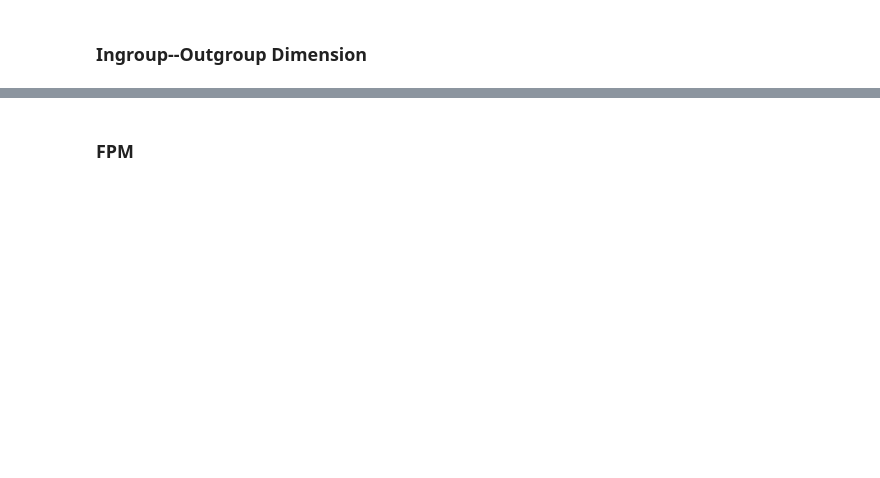
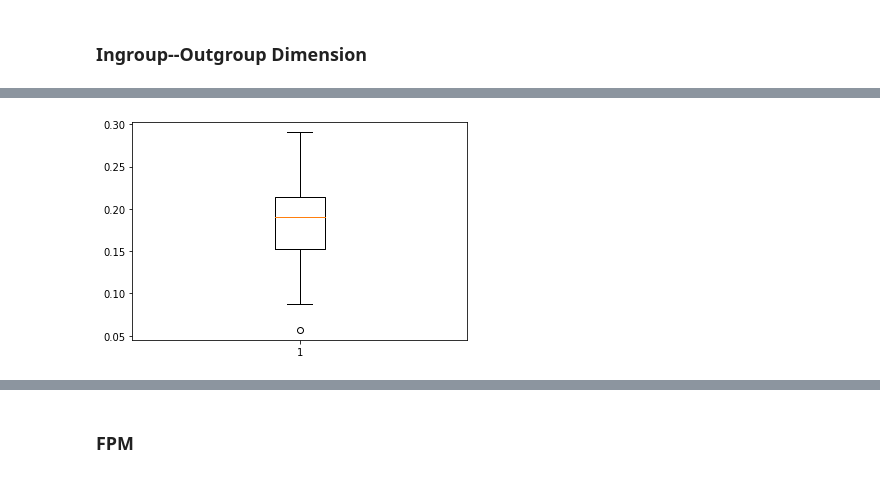
Before and after one commit to mboholm/dw_change, a Jupyter notebook: analysis/replacements/analysis.ipynb, the cells around one changed output, grey strips where cells are left out. Drawn from its saved outputs; the diff is of its cells as text; code cells hidden in the pictures; blank space fills up the shorter version.

```diff
--- a/analysis/replacements/analysis.ipynb
+++ b/analysis/replacements/analysis.ipynb
@@ -12,4 +137,0 @@ years
-# %%
-variables = [f"fpm_{y}" for y in years]
-variables.extend([f"gch_{y}:{y+1}" for y in years[:-1]])
-variables.extend([f"rch_{y}:{y+1}" for y in years[:-1]])
@@ -47,0 +427,22 @@ sts_iod  = pd.read_csv("/home/max/Results/replacements/results/sts_results.csv",
+# %%
+def add_iod_dif(df, years):
+    transitions = [(y, str(int(y)+1)) for y in years[:-1]]
+    df = df.copy()
+    for yi, yj in transitions:
+#         df[f"{yi[2:]}:{yj[2:]}"] = abs(df[f"{yj}"] - df[f"{yi}"])
+        df[f"{yi}:{yj}"] = abs(df[f"{yj}"] - df[f"{yi}"])
+    return df
+# %%
+sgns_iod      = add_iod_dif(sgns_iod, years)
+kb_iod        = add_iod_dif(kb_iod, years)
+sts_iod       = add_iod_dif(sts_iod, years)
+
+fb_sgns_G_iod = add_iod_dif(fb_sgns_G_iod, years)
+fb_kb_G_iod   = add_iod_dif(fb_kb_G_iod, years)
+fb_sts_G_iod  = add_iod_dif(fb_sts_G_iod, years)
+
+fm_sgns_iod   = add_iod_dif(fm_sgns_iod, fm_years)
+fm_kb_iod     = add_iod_dif(fm_kb_iod, fm_years)
+
+fm_sgns_G_iod = add_iod_dif(fm_sgns_G_iod, fm_years)
+fm_kb_G_iod   = add_iod_dif(fm_kb_G_iod, fm_years)
@@ -47,0 +643,14 @@ sts_iod  = pd.read_csv("/home/max/Results/replacements/results/sts_results.csv",
+# %%
+data = data2data(
+    iod_data = sgns_iod,
+    lsc_data = sgns_lsc,
+    dwes     = sgns_lsc.index,
+#     dwes     = ['V1_berika', 'N1_globalist', 'N1_återvandring', 'N1_förortsgäng'],
+    AB_strat = {"A-Strategy":"ms1", "B-Strategy":"min0.2"},
+    years    = years,
+    methods  = ["I-cnt", "O-cnt", "cnt-ssc", "cnt-smx"],
+    baseline = "first"
+)
+res = OLS(data, "gch", ["cnt-smx", "fpm_log"], transform_dep=True)
+res.summary()
+# res
@@ -47,0 +678,5 @@ sts_iod  = pd.read_csv("/home/max/Results/replacements/results/sts_results.csv",
+# %%
+plt.boxplot(data["gch"].dropna())
+plt.show()
+# %% [output]
+[figure, added]
```
Also changed, not shown: parts of 370 cells of this notebook, 4 other files.
